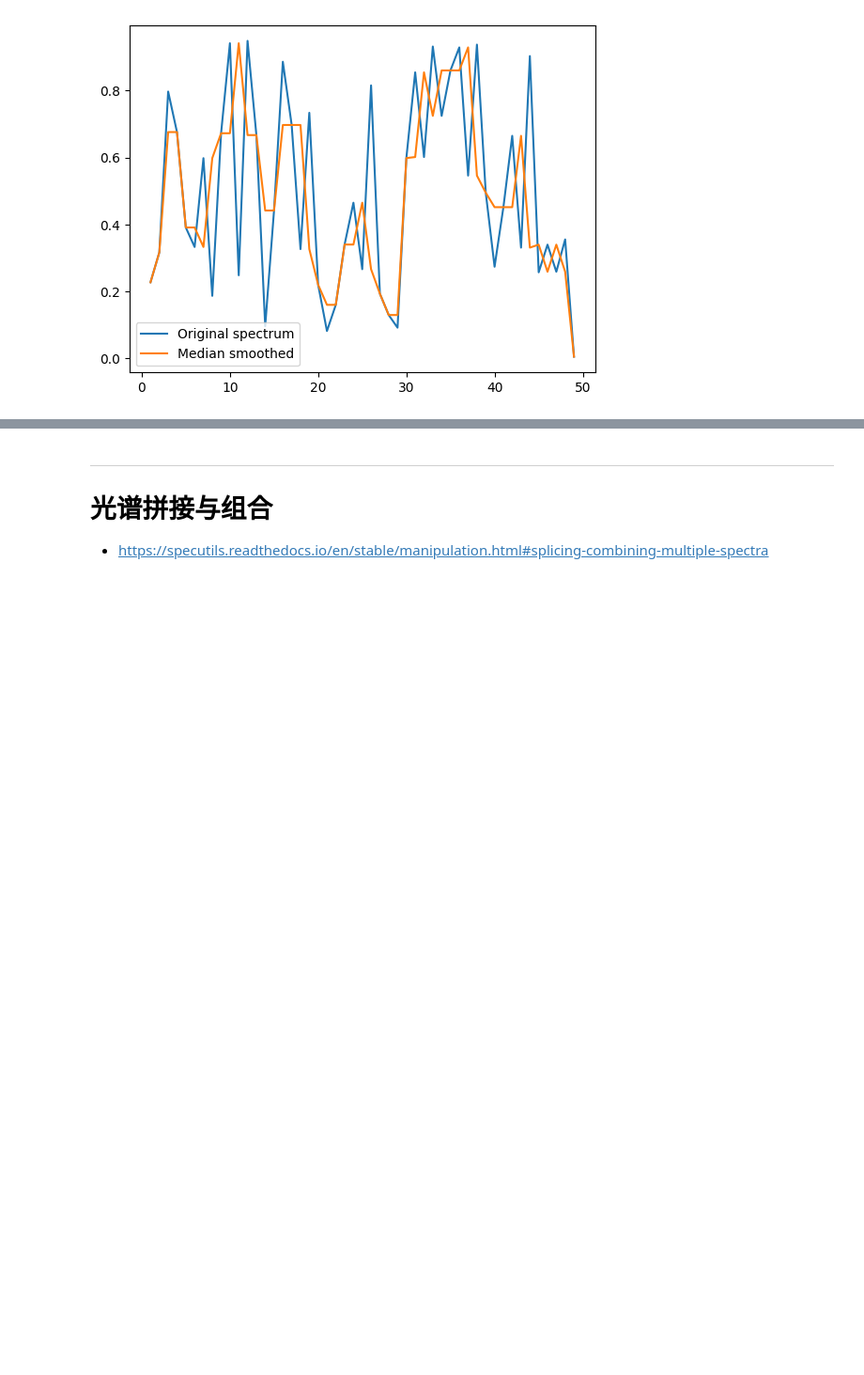
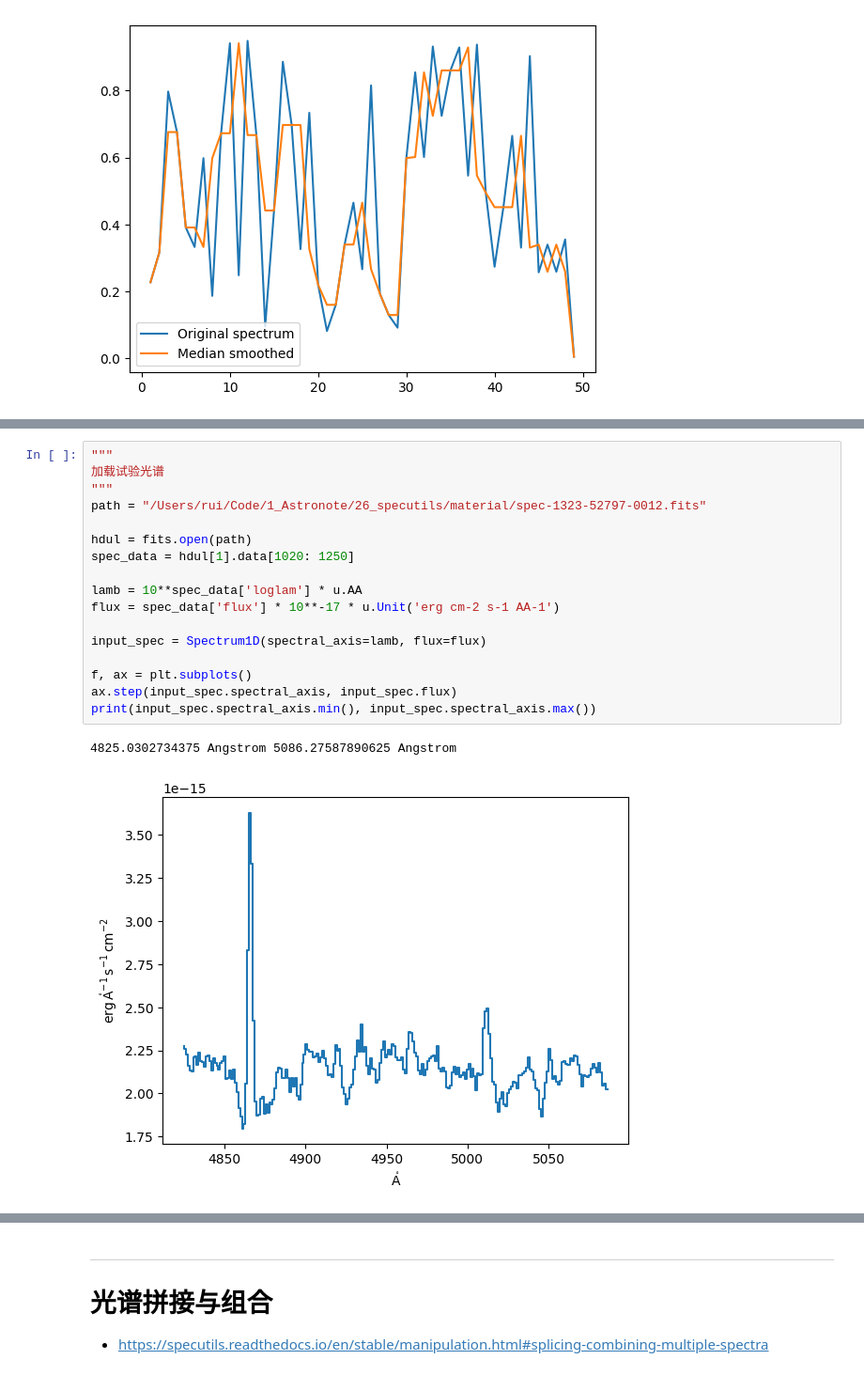
Before and after one commit to astro-zhurui/AstroNotes, a Jupyter notebook: 26_specutils/07_manipulating_spectra.ipynb, the cells around one changed output, grey strips where cells are left out. Shown at 94% size. Drawn from its saved outputs; the diff is of its cells as text; blank space fills up the shorter version.

```diff
--- a/26_specutils/07_manipulating_spectra.ipynb
+++ b/26_specutils/07_manipulating_spectra.ipynb
@@ -84,0 +96,20 @@ ax.legend()
+# %%
+"""
+加载试验光谱
+"""
+path = "/Users/rui/Code/1_Astronote/26_specutils/material/spec-1323-52797-0012.fits"
+
+hdul = fits.open(path)
+spec_data = hdul[1].data[1020: 1250]
+
+lamb = 10**spec_data['loglam'] * u.AA
+flux = spec_data['flux'] * 10**-17 * u.Unit('erg cm-2 s-1 AA-1')
+
+input_spec = Spectrum1D(spectral_axis=lamb, flux=flux)
+
+f, ax = plt.subplots()
+ax.step(input_spec.spectral_axis, input_spec.flux)
+print(input_spec.spectral_axis.min(), input_spec.spectral_axis.max())
+# %% [output]
+4825.0302734375 Angstrom 5086.27587890625 Angstrom
+[figure, added]
```
Also changed, not shown: parts of 18 cells of this notebook, 3 other files.
